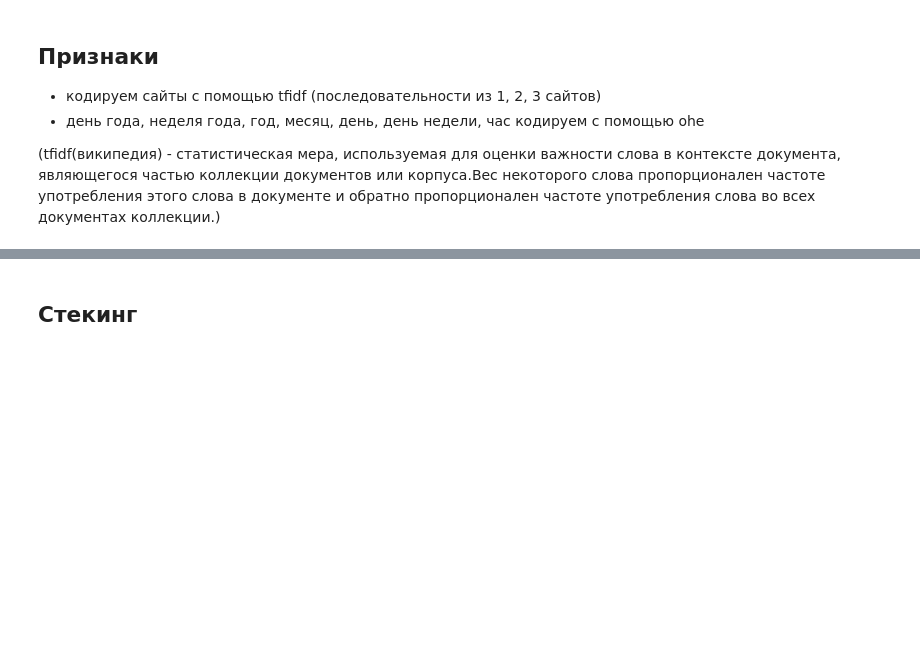
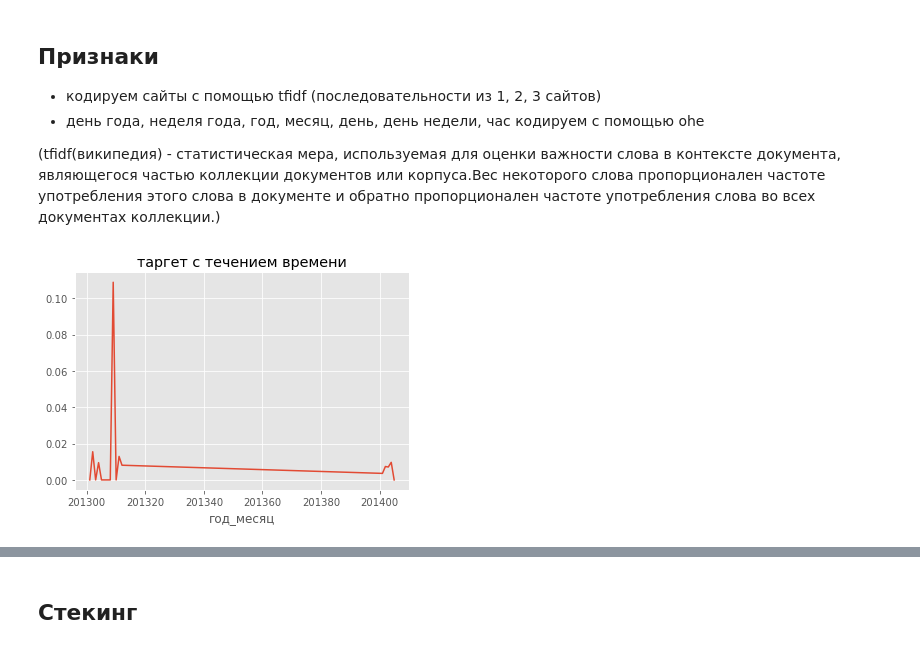
Before and after one commit to sbilibin2017/kaggle_competitions, a Jupyter notebook: alice_selection_stacking.ipynb, the cells around one changed output, grey strips where cells are left out. Cells and saved outputs as stored; diff of their text form; code cells hidden in the pictures; blank space fills up the shorter version.

```diff
--- a/alice_selection_stacking.ipynb
+++ b/alice_selection_stacking.ipynb
@@ -497,6 +170,7 @@ df_te['день_недели'] =date_te.dt.dayofweek
 df_te['час'] =date_te.dt.hour
 
 ts_cols = ['день_года', 'неделя_года', 'год', 'месяц', 'день', 'день_недели', 'час']
+df_tr['год_месяц'] = df_tr['год']*100 + df_tr['месяц']
 # %%
 plt.figure(figsize = (15, 6))
 plt.suptitle('Время в трейн/тест/Элис датасетах', fontsize = 17)
@@ -516,3 +190,9 @@ plt.subplots_adjust(hspace = .3)
 * день года, неделя года, год, месяц, день, день недели, час кодируем с помощью ohe
 
 (tfidf(википедия) - статистическая мера, используемая для оценки важности слова в контексте документа, являющегося частью коллекции документов или корпуса.Вес некоторого слова пропорционален частоте употребления этого слова в документе и обратно пропорционален частоте употребления слова во всех документах коллекции.)
+# %%
+df_tr.groupby('год_месяц')['target'].mean().plot()
+plt.title('таргет с течением времени')
+plt.show()
+# %% [output]
+[figure, added]
```
Also changed, not shown: parts of 15 cells of this notebook.
